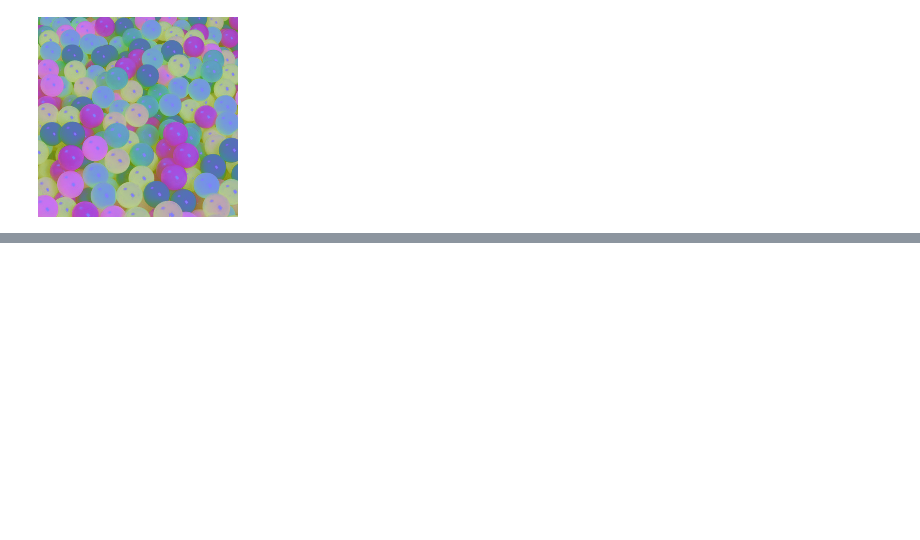
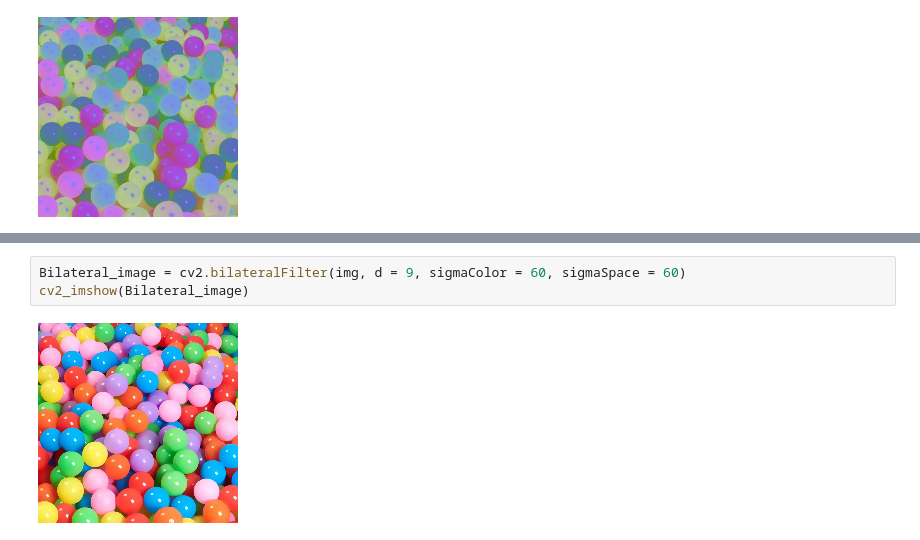
Before and after one commit to jinfeijoy/computer_vision, a Jupyter notebook: CV_for_beginners.ipynb, the cells around one changed output, grey strips where cells are left out. Drawn from its saved outputs; the diff is of its cells as text; blank space fills up the shorter version.

```diff
--- a/CV_for_beginners.ipynb
+++ b/CV_for_beginners.ipynb
@@ -97,0 +194,5 @@ cv2_imshow(LAB_image)
+# %%
+Bilateral_image = cv2.bilateralFilter(img, d = 9, sigmaColor = 60, sigmaSpace = 60)
+cv2_imshow(Bilateral_image)
+# %% [output]
+[figure, added]
```
Also changed, not shown: parts of 17 cells of this notebook.
